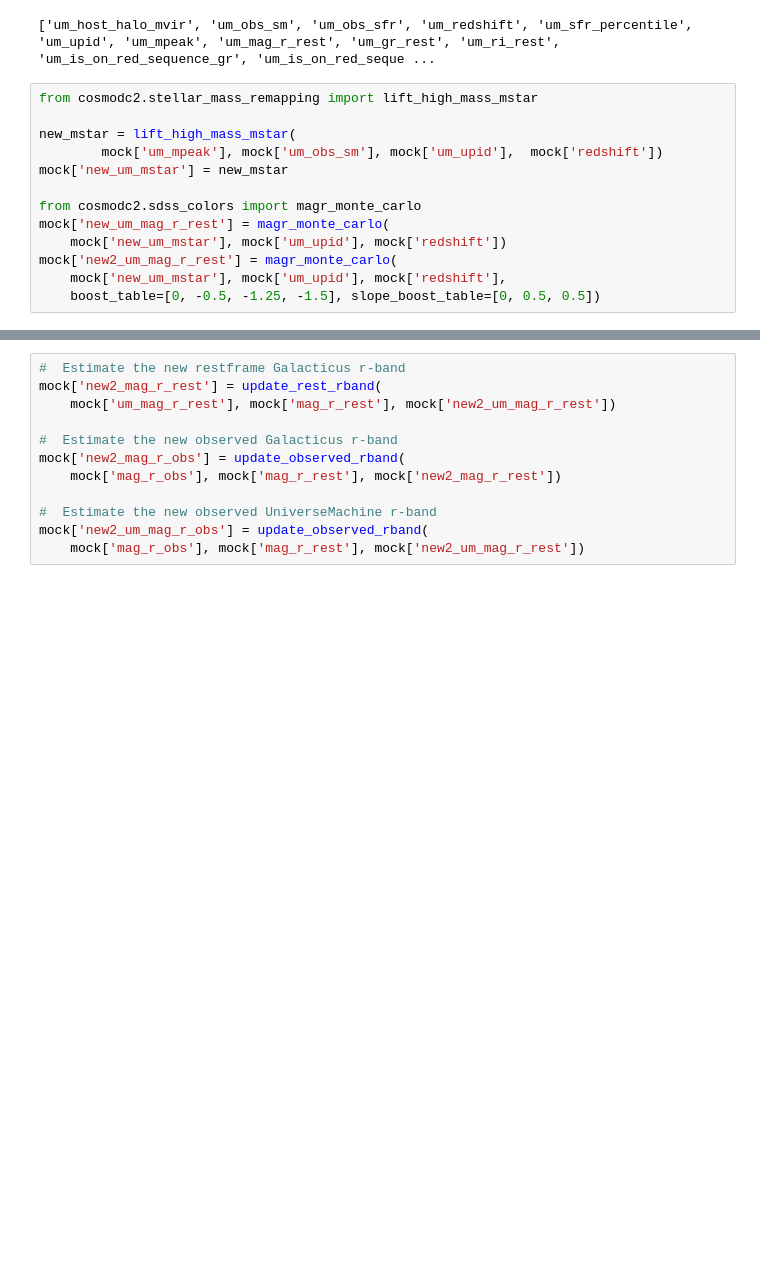
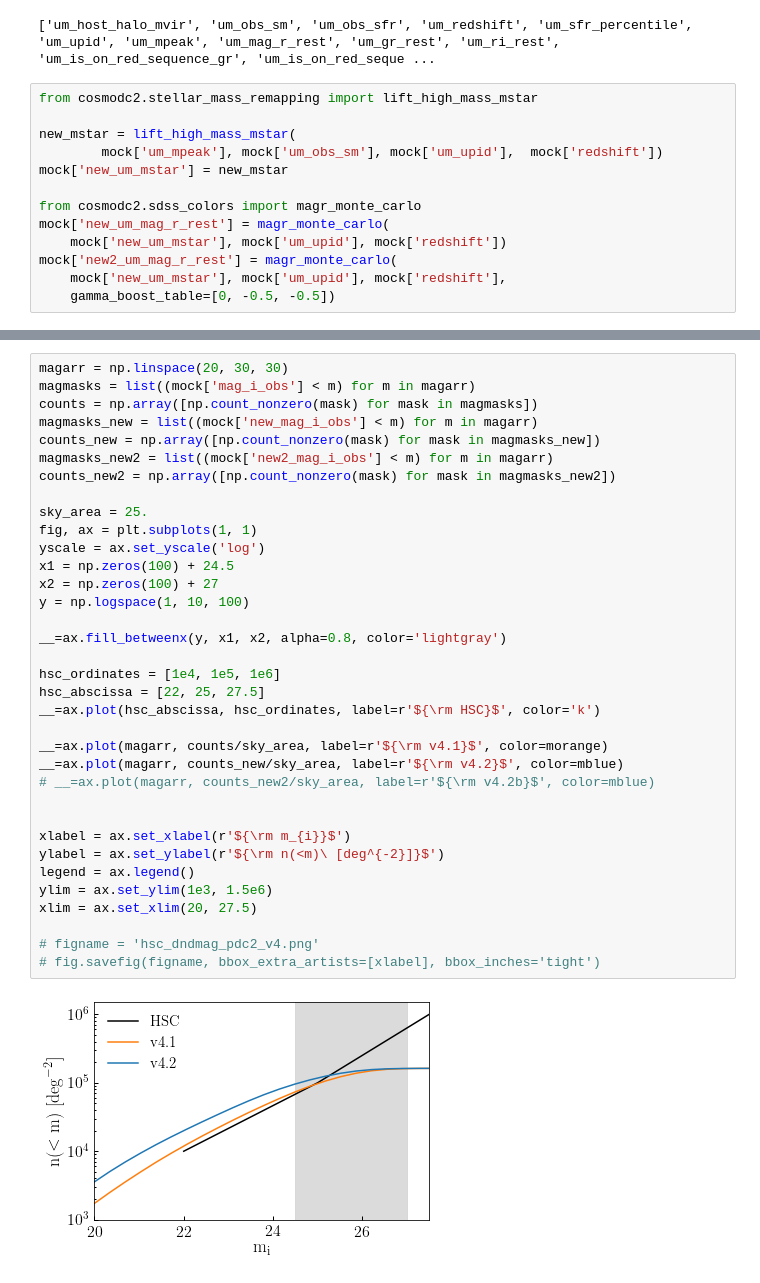
Before and after one commit to LSSTDESC/cosmodc2, a Jupyter notebook: notebooks/v4_mr_mstar_calibration_lightcone.ipynb, the cells around one changed output, grey strips where cells are left out. Saved outputs shown, nothing was run; the diff lists cells and outputs as text; blank space fills up the shorter version.

Commit message:
Added new feature to have redshift-dependent low-mass slope, but this does not improve the extremely faint end HSC validation test

```diff
--- a/notebooks/v4_mr_mstar_calibration_lightcone.ipynb
+++ b/notebooks/v4_mr_mstar_calibration_lightcone.ipynb
@@ -51,7 +57,7 @@ mock['new_um_mag_r_rest'] = magr_monte_carlo(
     mock['new_um_mstar'], mock['um_upid'], mock['redshift'])
 mock['new2_um_mag_r_rest'] = magr_monte_carlo(
     mock['new_um_mstar'], mock['um_upid'], mock['redshift'],
-    boost_table=[0, -0.5, -1.25, -1.5], slope_boost_table=[0, 0.5, 0.5])
+    gamma_boost_table=[0, -0.5, -0.5])
 # %%
 #  Estimate the new restframe Galacticus r-band
 mock['new_mag_r_rest'] = update_rest_rband(
@@ -67,15 +86,40 @@ mock['new_um_mag_r_obs'] = update_observed_rband(
-# %%
-#  Estimate the new restframe Galacticus r-band
-mock['new2_mag_r_rest'] = update_rest_rband(
-    mock['um_mag_r_rest'], mock['mag_r_rest'], mock['new2_um_mag_r_rest'])
-
-#  Estimate the new observed Galacticus r-band
-mock['new2_mag_r_obs'] = update_observed_rband(
-    mock['mag_r_obs'], mock['mag_r_rest'], mock['new2_mag_r_rest'])
-
-#  Estimate the new observed UniverseMachine r-band
-mock['new2_um_mag_r_obs'] = update_observed_rband(
-    mock['mag_r_obs'], mock['mag_r_rest'], mock['new2_um_mag_r_rest'])
+# %%
+magarr = np.linspace(20, 30, 30)
+magmasks = list((mock['mag_i_obs'] < m) for m in magarr)
+counts = np.array([np.count_nonzero(mask) for mask in magmasks])
+magmasks_new = list((mock['new_mag_i_obs'] < m) for m in magarr)
+counts_new = np.array([np.count_nonzero(mask) for mask in magmasks_new])
+magmasks_new2 = list((mock['new2_mag_i_obs'] < m) for m in magarr)
+counts_new2 = np.array([np.count_nonzero(mask) for mask in magmasks_new2])
+
+sky_area = 25.
+fig, ax = plt.subplots(1, 1)
+yscale = ax.set_yscale('log')
+x1 = np.zeros(100) + 24.5
+x2 = np.zeros(100) + 27
+y = np.logspace(1, 10, 100)
+
+__=ax.fill_betweenx(y, x1, x2, alpha=0.8, color='lightgray')
+
+hsc_ordinates = [1e4, 1e5, 1e6]
+hsc_abscissa = [22, 25, 27.5]
+__=ax.plot(hsc_abscissa, hsc_ordinates, label=r'${\rm HSC}$', color='k')
+
+__=ax.plot(magarr, counts/sky_area, label=r'${\rm v4.1}$', color=morange)
+__=ax.plot(magarr, counts_new/sky_area, label=r'${\rm v4.2}$', color=mblue)
+# __=ax.plot(magarr, counts_new2/sky_area, label=r'${\rm v4.2b}$', color=mblue)
+
+
+xlabel = ax.set_xlabel(r'${\rm m_{i}}$')
+ylabel = ax.set_ylabel(r'${\rm n(<m)\ [deg^{-2}]}$')
+legend = ax.legend()
+ylim = ax.set_ylim(1e3, 1.5e6)
+xlim = ax.set_xlim(20, 27.5)
+
+# figname = 'hsc_dndmag_pdc2_v4.png'
+# fig.savefig(figname, bbox_extra_artists=[xlabel], bbox_inches='tight')
+# %% [output]
+[figure, added]
 # %%
 fname = "/Users/aphearin/Desktop/deep2_data.txt"
 X = np.loadtxt(fname)
```
Also changed, not shown: parts of 5 cells of this notebook, 1 other file.
